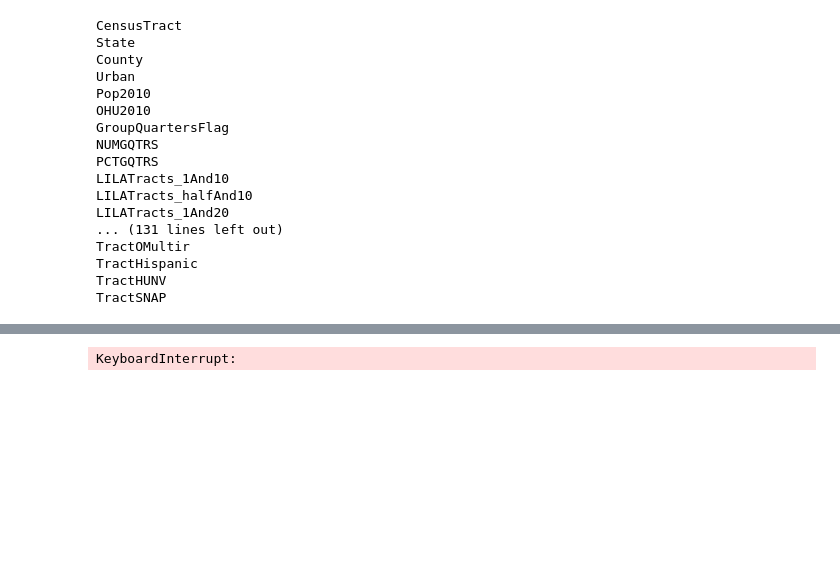
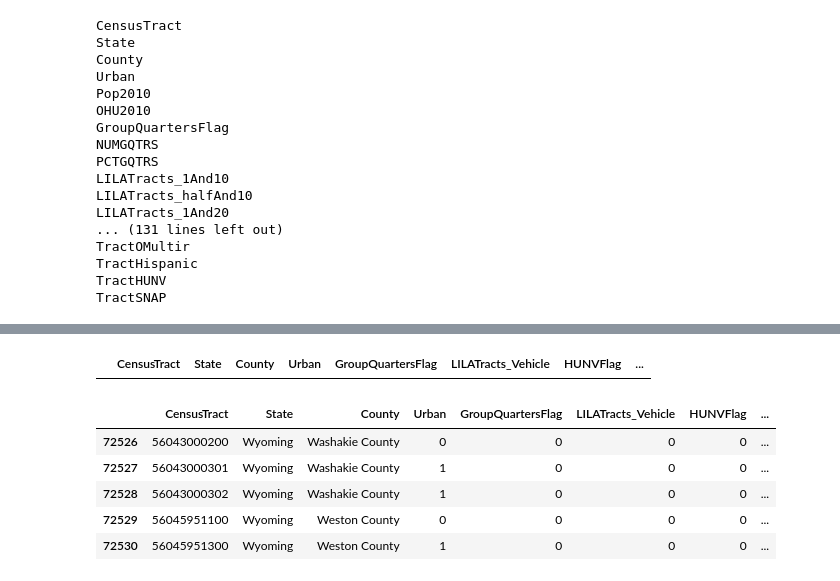
Before and after one commit to rdinesh1/FoodInsecurity_capstone, a Jupyter notebook: EDA.ipynb, the cells around one changed output, grey strips where cells are left out. Drawn from its saved outputs; the diff is of its cells as text; code cells hidden in the pictures; blank space fills up the shorter version.

```diff
--- a/EDA.ipynb
+++ b/EDA.ipynb
@@ -88,4 +65,0 @@ df
-# %%
-df.loc[df.LATracts_half == df.LATracts1, df.LATracts_half] = 0
-# %% [output]
-KeyboardInterrupt:
@@ -91,0 +70,13 @@ KeyboardInterrupt:
+# %%
+df[df['Urban'] == 1][df['LATracts10'] == 1]
+# %% [output]
+|  | CensusTract | State | County | Urban | GroupQuartersFlag | LILATracts_Vehicle | HUNVFlag | ... |
+# %%
+df.tail()
+# %% [output]
+|  | CensusTract | State | County | Urban | GroupQuartersFlag | LILATracts_Vehicle | HUNVFlag | ... |
+| 72526 | 56043000200 | Wyoming | Washakie County | 0 | 0 | 0 | 0 | ... |
+| 72527 | 56043000301 | Wyoming | Washakie County | 1 | 0 | 0 | 0 | ... |
+| 72528 | 56043000302 | Wyoming | Washakie County | 1 | 0 | 0 | 0 | ... |
+| 72529 | 56045951100 | Wyoming | Weston County | 0 | 0 | 0 | 0 | ... |
+| 72530 | 56045951300 | Wyoming | Weston County | 1 | 0 | 0 | 0 | ... |
```
Also changed, not shown: parts of 11 cells of this notebook.
